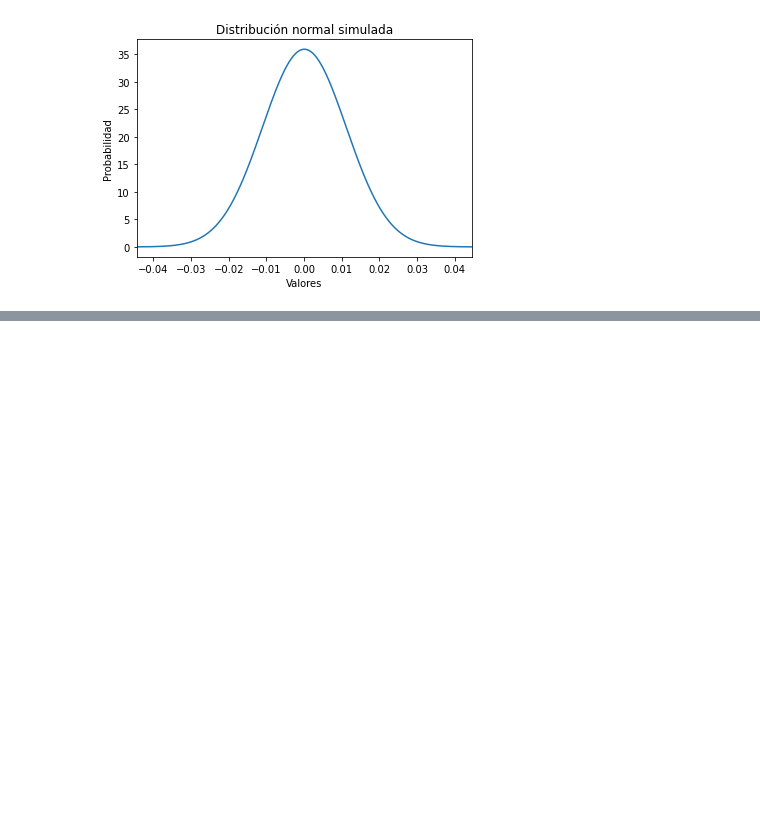
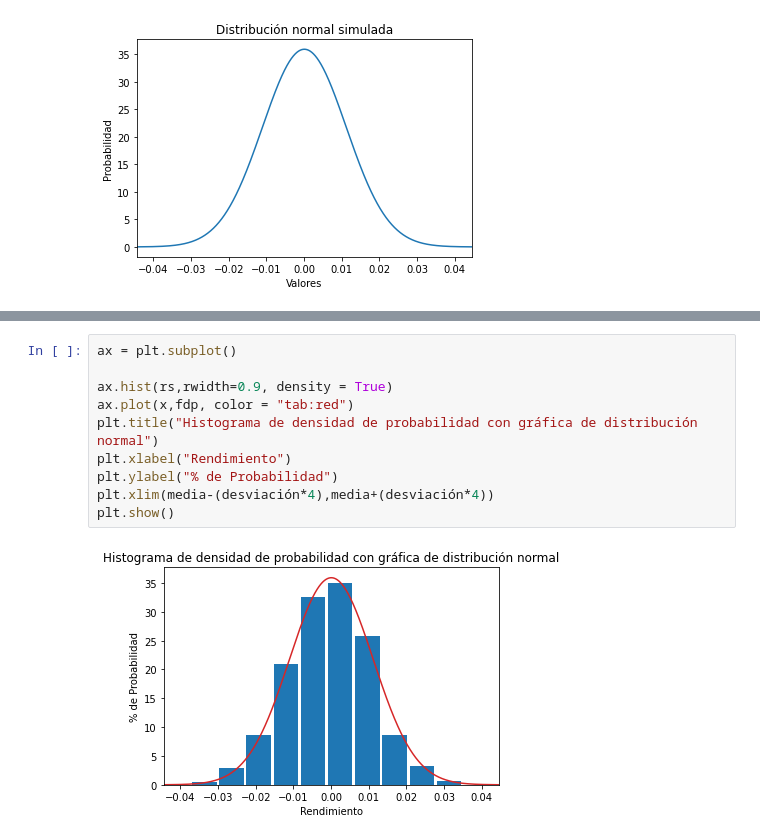
Before and after one commit to Ruy8/Ruy8, a Jupyter notebook: IPC.ipynb, the cells around one changed output, grey strips where cells are left out. Drawn from its saved outputs; the diff is of its cells as text; blank space fills up the shorter version.

```diff
--- a/IPC.ipynb
+++ b/IPC.ipynb
@@ -76,0 +89,12 @@ plt.show()
+# %%
+ax = plt.subplot()
+
+ax.hist(rs,rwidth=0.9, density = True)
+ax.plot(x,fdp, color = "tab:red")
+plt.title("Histograma de densidad de probabilidad con gráfica de distribución normal")
+plt.xlabel("Rendimiento")
+plt.ylabel("% de Probabilidad")
+plt.xlim(media-(desviación*4),media+(desviación*4))
+plt.show()
+# %% [output]
+[figure, added]
```
Also changed, not shown: parts of 4 cells of this notebook.
